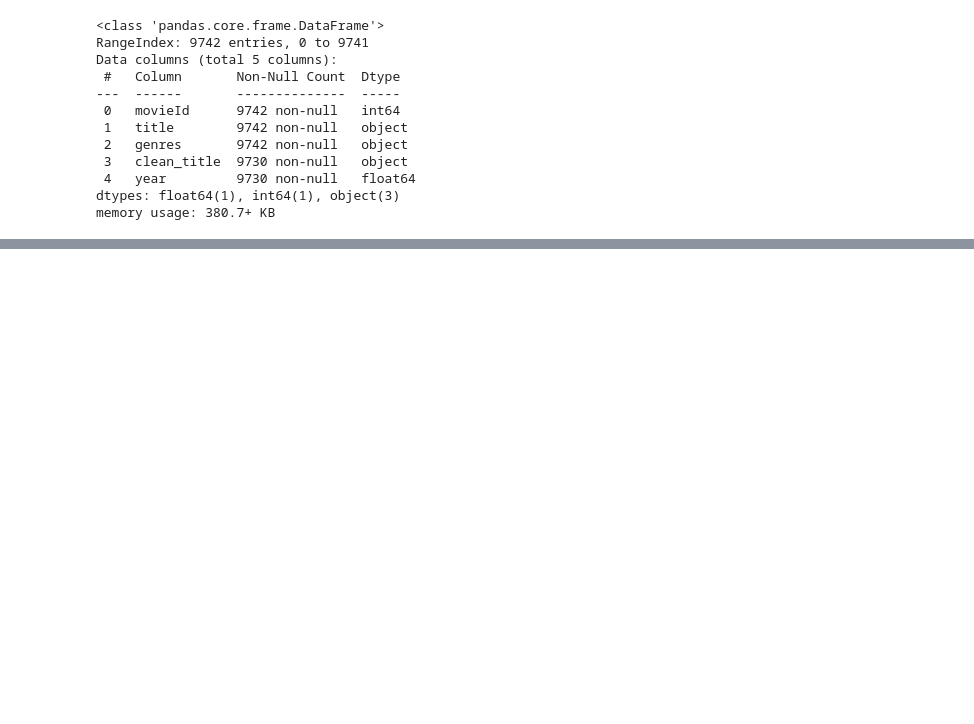
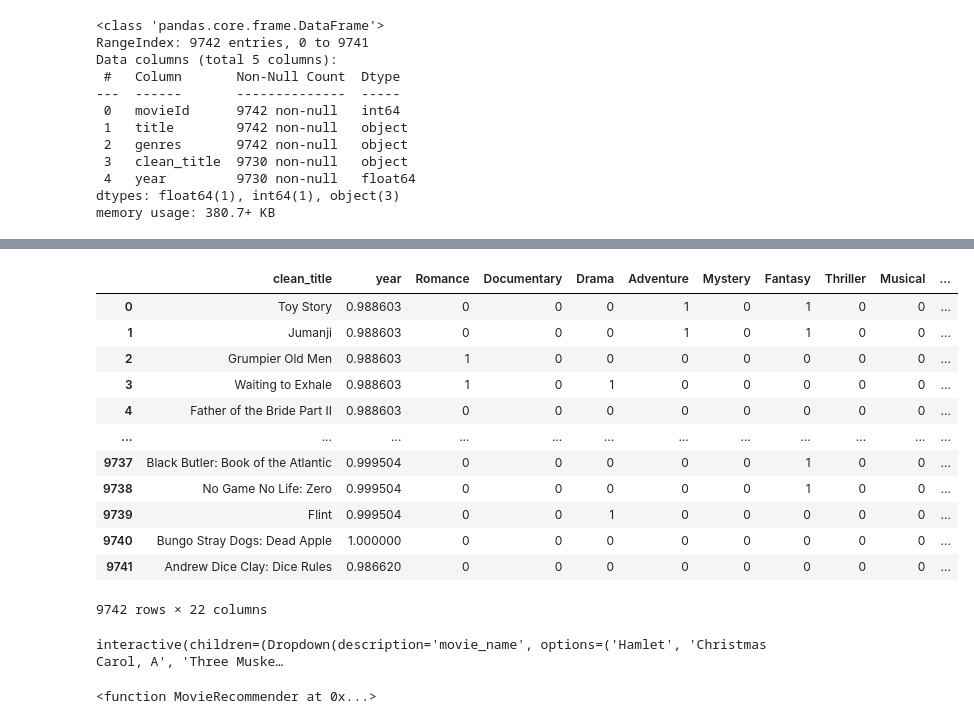
Before and after one commit to LorenaGiVa/Caso---Marketing, a Jupyter notebook: c_modelos.ipynb, the cells around one changed output, grey strips where cells are left out. Cells and saved outputs as stored; diff of their text form; code cells hidden in the pictures; blank space fills up the shorter version.

```diff
--- a/c_modelos.ipynb
+++ b/c_modelos.ipynb
@@ -152,3 +152,16 @@ Data columns (total 5 columns):
  4   year         9730 non-null   float64
 dtypes: float64(1), int64(1), object(3)
 memory usage: 380.7+ KB
+# %%
+unique_genres = set()
+for genres in peliculas['genres'].str.split('|'):
+    unique_genres.update(genres)
+
+# Contar la cantidad de géneros únicos
+num_unique_genres = len(unique_genres)
+print("Número de géneros diferentes:", num_unique_genres)
+
+# Imprimir los géneros diferentes
+print("Géneros diferentes:")
+for genre in unique_genres:
+    print(genre)
@@ -154,0 +186,21 @@ memory usage: 380.7+ KB
+# %%
+# Ajustar la configuración de visualización para mostrar todas las columnas
+pd.set_option('display.max_columns', None)
+# %%
+# Convertir la variable de género en una lista de géneros para cada película
+peliculas['movie_genres_list'] = peliculas['genres'].str.split('|')
+
+# Obtener todas las categorías únicas de géneros
+unique_genres = set()
+for genres_list in peliculas['movie_genres_list']:
+    unique_genres.update(genres_list)
+
+# Convertir la lista de géneros en variables dummy y agregarlas al DataFrame original
+for genre in unique_genres:
+    peliculas[genre] = peliculas['movie_genres_list'].apply(lambda x: 1 if genre in x else 0)
+
+# Eliminar la columna temporal 'movie_genres_list'
+peliculas.drop(columns=['movie_genres_list'], inplace=True)
+
+# Mostrar las primeras filas del DataFrame resultante
+peliculas.head()
@@ -154,0 +234,25 @@ memory usage: 380.7+ KB
+# %%
+# Llenar los valores NaN con 0 en la columna 'year'
+peliculas['year'] = peliculas['year'].fillna(0)
+# Convertir la columna 'year' de float a entero
+peliculas['year'] = peliculas['year'].astype(int)
+# Eliminar las columnas 'movieId', 'title' y 'genres' del DataFrame
+peliculas = peliculas.drop(columns=['movieId', 'title', 'genres'])
+# escalar el año de publicacion
+sc = MinMaxScaler()
+peliculas[["year"]] = sc.fit_transform(peliculas[['year']])
+peliculas
+# %% [output]
+|  | clean_title | year | Romance | Documentary | Drama | Adventure | Mystery | Fantasy | Thriller | Musical | ... |
+| 0 | Toy Story | 0.988603 | 0 | 0 | 0 | 1 | 0 | 1 | 0 | 0 | ... |
+| 1 | Jumanji | 0.988603 | 0 | 0 | 0 | 1 | 0 | 1 | 0 | 0 | ... |
+| 2 | Grumpier Old Men | 0.988603 | 1 | 0 | 0 | 0 | 0 | 0 | 0 | 0 | ... |
+| 3 | Waiting to Exhale | 0.988603 | 1 | 0 | 1 | 0 | 0 | 0 | 0 | 0 | ... |
+| 4 | Father of the Bride Part II | 0.988603 | 0 | 0 | 0 | 0 | 0 | 0 | 0 | 0 | ... |
+| ... | ... | ... | ... | ... | ... | ... | ... | ... | ... | ... | ... |
+| 9737 | Black Butler: Book of the Atlantic | 0.999504 | 0 | 0 | 0 | 0 | 0 | 1 | 0 | 0 | ... |
+| 9738 | No Game No Life: Zero | 0.999504 | 0 | 0 | 0 | 0 | 0 | 1 | 0 | 0 | ... |
+| 9739 | Flint | 0.999504 | 0 | 0 | 1 | 0 | 0 | 0 | 0 | 0 | ... |
+| 9740 | Bungo Stray Dogs: Dead Apple | 1.000000 | 0 | 0 | 0 | 0 | 0 | 0 | 0 | 0 | ... |
+| 9741 | Andrew Dice Clay: Dice Rules | 0.986620 | 0 | 0 | 0 | 0 | 0 | 0 | 0 | 0 | ... |
+9742 rows × 22 columns
@@ -154,0 +270,17 @@ memory usage: 380.7+ KB
+# %%
+def MovieRecommender(movie_name=list(peliculas['clean_title'].value_counts().index)):
+    pelicula_list_name = []
+    pelicula_id = peliculas[peliculas['clean_title'] == movie_name].index
+    pelicula_id = pelicula_id[0]
+    # Obtener los vecinos más cercanos excluyendo la propia película
+    neighbor_ids = [newid for newid in idlist[pelicula_id] if newid != pelicula_id]
+    # Obtener los nombres de las películas vecinas
+    for newid in neighbor_ids:
+        pelicula_list_name.append(peliculas.loc[newid].clean_title)
+    recomendaciones = pd.DataFrame(pelicula_list_name, columns=['Peliculas Recomendadas'])
+    return recomendaciones
+
+print(interact(MovieRecommender))
+# %% [output]
+interactive(children=(Dropdown(description='movie_name', options=('Hamlet', 'Christmas Carol, A', 'Three Muske…
+<function MovieRecommender at 0x...>
```
Also changed, not shown: parts of 6 cells of this notebook.
